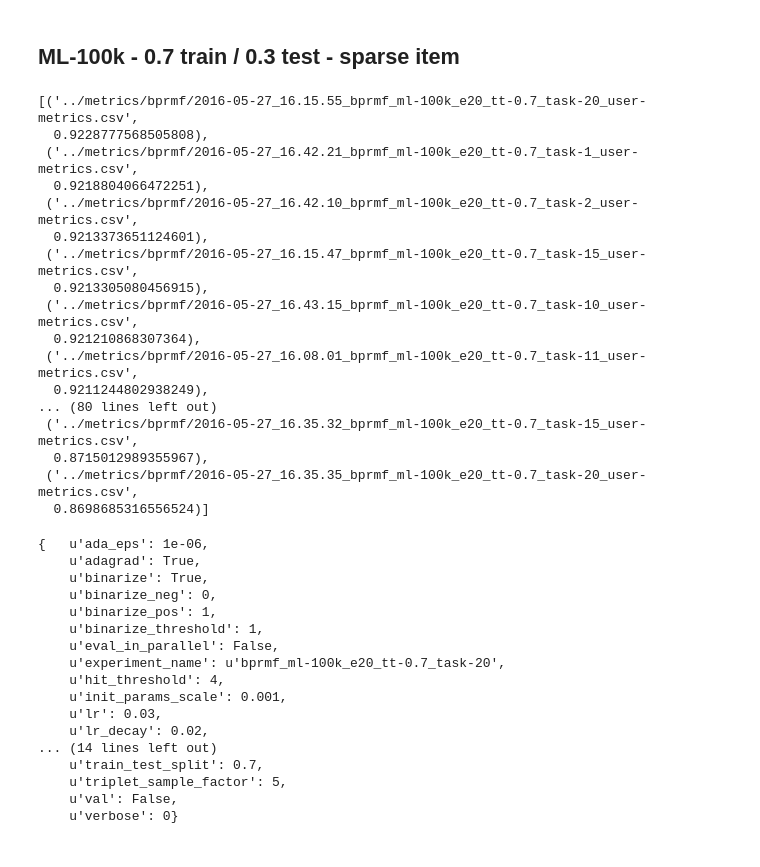
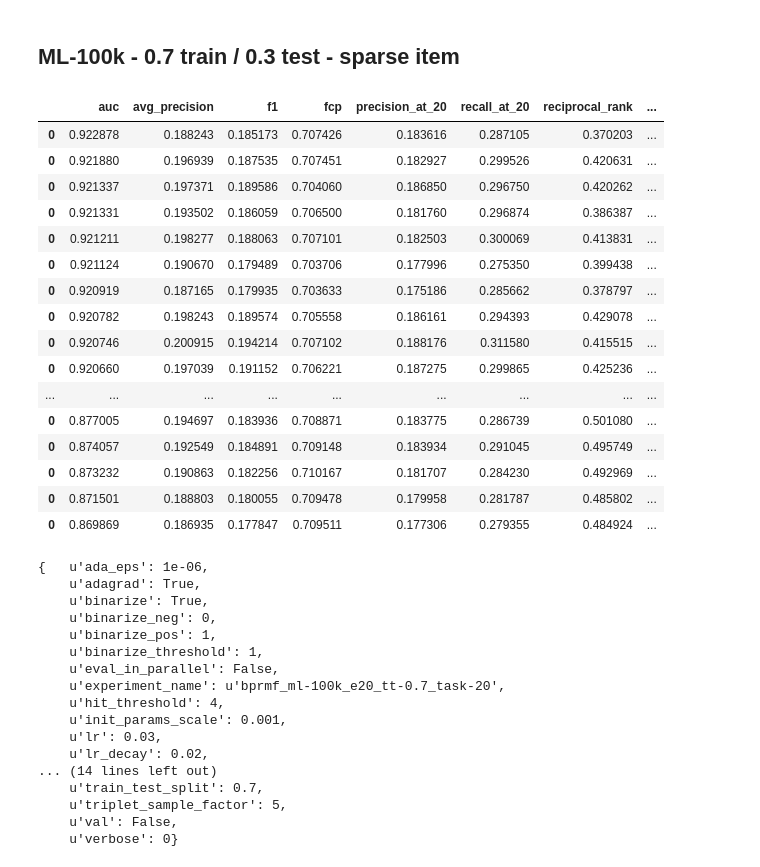
Before and after one commit to marcuniq/bsc-thesis, a Jupyter notebook: code/ipynb/gridsearch_bprmf_results.ipynb, the cells around one changed output. Saved outputs shown, nothing was run; the diff lists cells and outputs as text; code cells hidden in the pictures.

```diff
--- a/code/ipynb/gridsearch_bprmf_results.ipynb
+++ b/code/ipynb/gridsearch_bprmf_results.ipynb
@@ -5,6 +5,18 @@ import json
 import pprint
 import json
 pp = pprint.PrettyPrinter(indent=4)
+# %%
+def df_mean(path):
+    df_mean = pd.read_csv(path)
+    df_mean = df_mean.drop(['nb_movies_not_in_train', 'nb_test_movies', 'nb_train_movies', 'user_id'],axis=1)
+    df_mean = df_mean.mean(0).to_frame().T
+    df_mean['path'] = path
+
+    return df_mean
+
+def get_df_results(results):
+    result_map = map(df_mean, results)
+    return reduce(lambda x, y: x.append(y), result_map)
 # %% [markdown]
 ## ML-100k - 0.7 train / 0.3 test - sparse item
 # %%
@@ -58,25 +70,26 @@ results = [
 '../metrics/bprmf/2016-05-27_16.43.15_bprmf_ml-100k_e20_tt-0.7_task-10_user-metrics.csv',
 '../metrics/bprmf/2016-05-27_16.43.15_bprmf_ml-100k_e20_tt-0.7_task-17_user-metrics.csv',
 ]
-# %%
-result_map = map(lambda p: (p, pd.read_csv(p)['auc'].mean()), results)
-sorted(result_map, key=lambda t:t[1], reverse=True)
-# %% [output]
-[('../metrics/bprmf/2016-05-27_16.15.55_bprmf_ml-100k_e20_tt-0.7_task-20_user-metrics.csv',
-  0.9228777568505808),
- ('../metrics/bprmf/2016-05-27_16.42.21_bprmf_ml-100k_e20_tt-0.7_task-1_user-metrics.csv',
-  0.9218804066472251),
- ('../metrics/bprmf/2016-05-27_16.42.10_bprmf_ml-100k_e20_tt-0.7_task-2_user-metrics.csv',
-  0.9213373651124601),
- ('../metrics/bprmf/2016-05-27_16.15.47_bprmf_ml-100k_e20_tt-0.7_task-15_user-metrics.csv',
-  0.9213305080456915),
- ('../metrics/bprmf/2016-05-27_16.43.15_bprmf_ml-100k_e20_tt-0.7_task-10_user-metrics.csv',
-  0.921210868307364),
- ('../metrics/bprmf/2016-05-27_16.08.01_bprmf_ml-100k_e20_tt-0.7_task-11_user-metrics.csv',
-  0.9211244802938249),
-... (80 lines left out)
- ('../metrics/bprmf/2016-05-27_16.35.32_bprmf_ml-100k_e20_tt-0.7_task-15_user-metrics.csv',
-  0.8715012989355967),
- ('../metrics/bprmf/2016-05-27_16.35.35_bprmf_ml-100k_e20_tt-0.7_task-20_user-metrics.csv',
-  0.8698685316556524)]
+# %%
+df_results = get_df_results(results)
+# %%
+df_results.sort_values('auc', ascending=False)
+# %% [output]
+|  | auc | avg_precision | f1 | fcp | precision_at_20 | recall_at_20 | reciprocal_rank | ... |
+| 0 | 0.922878 | 0.188243 | 0.185173 | 0.707426 | 0.183616 | 0.287105 | 0.370203 | ... |
+| 0 | 0.921880 | 0.196939 | 0.187535 | 0.707451 | 0.182927 | 0.299526 | 0.420631 | ... |
+| 0 | 0.921337 | 0.197371 | 0.189586 | 0.704060 | 0.186850 | 0.296750 | 0.420262 | ... |
+| 0 | 0.921331 | 0.193502 | 0.186059 | 0.706500 | 0.181760 | 0.296874 | 0.386387 | ... |
+| 0 | 0.921211 | 0.198277 | 0.188063 | 0.707101 | 0.182503 | 0.300069 | 0.413831 | ... |
+| 0 | 0.921124 | 0.190670 | 0.179489 | 0.703706 | 0.177996 | 0.275350 | 0.399438 | ... |
+| 0 | 0.920919 | 0.187165 | 0.179935 | 0.703633 | 0.175186 | 0.285662 | 0.378797 | ... |
+| 0 | 0.920782 | 0.198243 | 0.189574 | 0.705558 | 0.186161 | 0.294393 | 0.429078 | ... |
+| 0 | 0.920746 | 0.200915 | 0.194214 | 0.707102 | 0.188176 | 0.311580 | 0.415515 | ... |
+| 0 | 0.920660 | 0.197039 | 0.191152 | 0.706221 | 0.187275 | 0.299865 | 0.425236 | ... |
+| ... | ... | ... | ... | ... | ... | ... | ... | ... |
+| 0 | 0.877005 | 0.194697 | 0.183936 | 0.708871 | 0.183775 | 0.286739 | 0.501080 | ... |
+| 0 | 0.874057 | 0.192549 | 0.184891 | 0.709148 | 0.183934 | 0.291045 | 0.495749 | ... |
+| 0 | 0.873232 | 0.190863 | 0.182256 | 0.710167 | 0.181707 | 0.284230 | 0.492969 | ... |
+| 0 | 0.871501 | 0.188803 | 0.180055 | 0.709478 | 0.179958 | 0.281787 | 0.485802 | ... |
+| 0 | 0.869869 | 0.186935 | 0.177847 | 0.709511 | 0.177306 | 0.279355 | 0.484924 | ... |
 # %%
```
Also changed, not shown: parts of 8 cells of this notebook, 5 other files.
